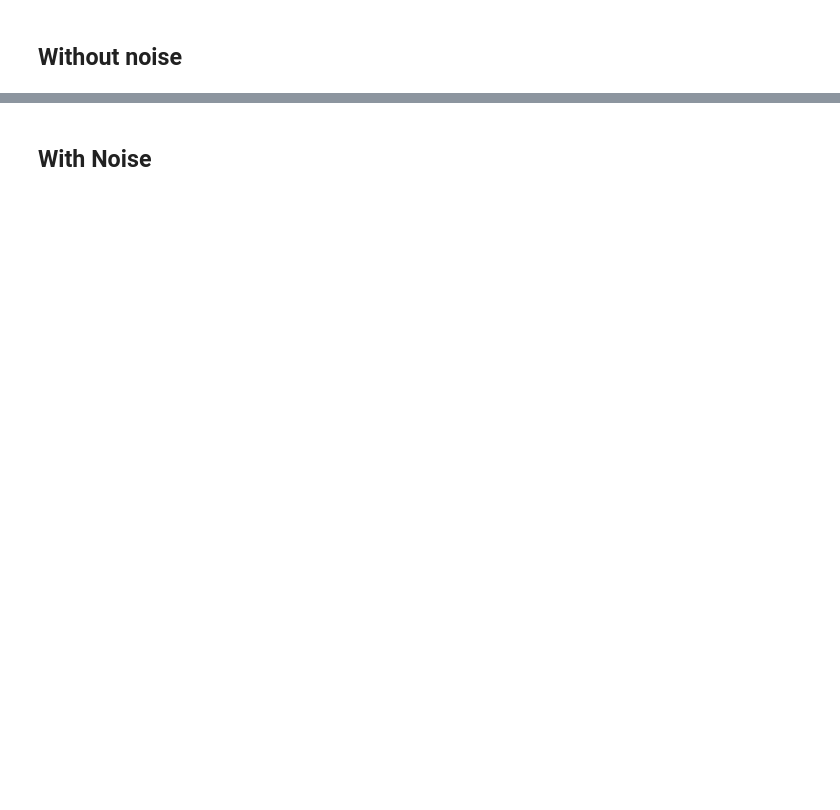
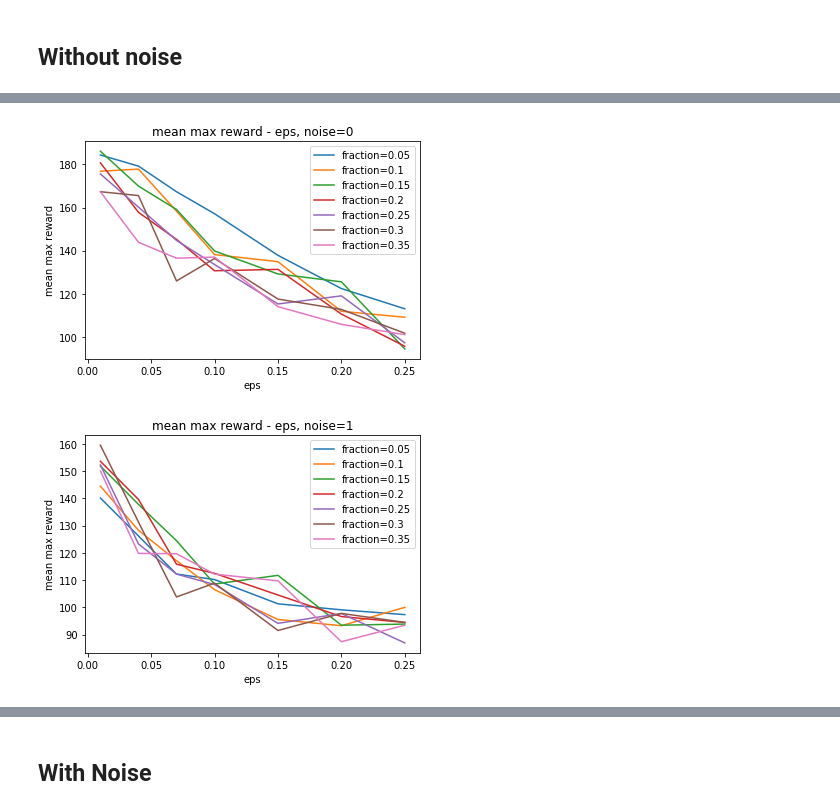
Before and after one commit to qifanz/baselines_GTL, a Jupyter notebook: baselines/deepq/plots.ipynb, the cells around one changed output, grey strips where cells are left out. Cells and saved outputs as stored; diff of their text form; code cells hidden in the pictures; blank space fills up the shorter version.

```diff
--- a/baselines/deepq/plots.ipynb
+++ b/baselines/deepq/plots.ipynb
@@ -176,0 +185,6 @@ No handles with labels found to put in legend.
+# %%
+plot(data,0,3,1,Filter={2:0})
+plot(data,0,3,1,Filter={2:1})
+# %% [output]
+[figure, added]
+[figure, added]
```
Also changed, not shown: parts of 12 cells of this notebook.
